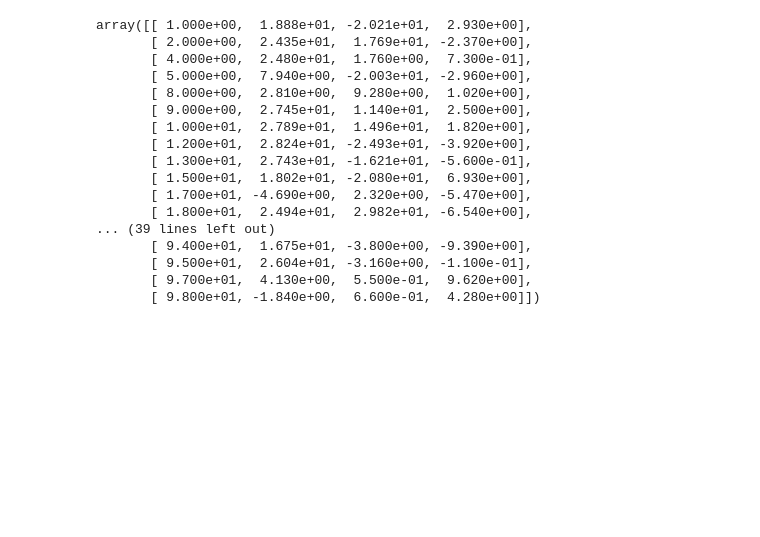
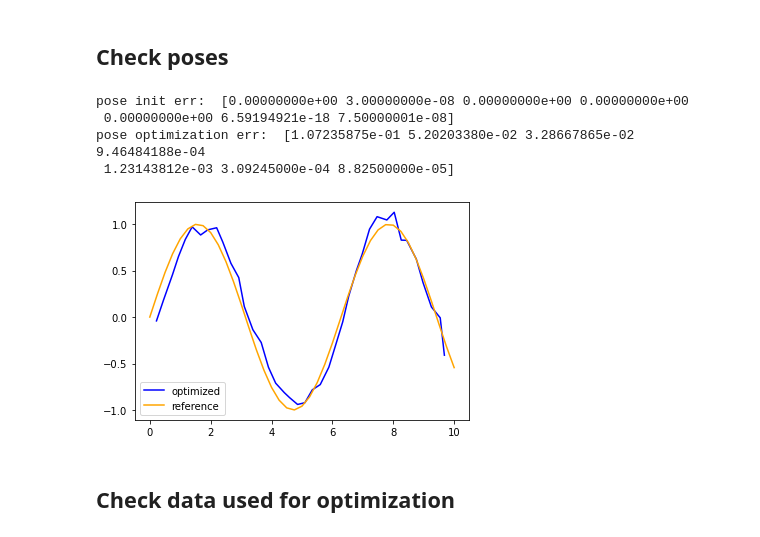
Before and after one commit to TieJean/visual-slam-example, a Jupyter notebook: utils/visualize_results.ipynb, the cells around one changed output. Drawn from its saved outputs; the diff is of its cells as text; code cells hidden in the pictures; blank space fills up the shorter version.

```diff
--- a/utils/visualize_results.ipynb
+++ b/utils/visualize_results.ipynb
@@ -24,12 +39,0 @@ optimization err:  [[0.00655184 0.01823005 0.02175947]]
-# %%
-n_pose = 6
-epsilon = 0.1
-for i in range(1, n_pose+1):
-    measurement_results = pd.read_csv("../data/results/" + str(i) + ".csv", header=None).values
-    measurement_reference = pd.read_csv("../data/vslam_set2/00000" + str(i) + ".txt", header=None, delimiter=" ", skiprows=[0,1]).values
-    for j in range(len(measurement_results)):
-        if (measurement_results[j][0] != measurement_reference[j][0]):
-            print("landmark index incorrect: poseIdx={:d}, expect={:.2f}, got={:.2f}".format(i, measurement_reference[j][0], measurement_results[j][0]))
-        if (abs(measurement_results[j][1] - measurement_reference[j][1]) > epsilon or abs(measurement_results[j][2] - measurement_reference[j][2]) > epsilon):
-            print(measurement_results[j][0], measurement_reference[j][0])
-            print("measurement incorrect: poseIdx={:d}, expect={:.2f},{:.2f}, got={:.2f},{:.2f}".format(i, measurement_reference[j][0], measurement_reference[j][1], measurement_reference[j][2], measurement_results[j][1], measurement_results[j][2]))
@@ -64,20 +40,32 @@ ax.scatter(landmark_results[:,1], landmark_results[:,2], landmark_results[:,3],
-# %%
-np.round(landmark_results, 2)
-# %% [output]
-array([[ 1.000e+00,  1.888e+01, -2.021e+01,  2.930e+00],
-       [ 2.000e+00,  2.435e+01,  1.769e+01, -2.370e+00],
-       [ 4.000e+00,  2.480e+01,  1.760e+00,  7.300e-01],
-       [ 5.000e+00,  7.940e+00, -2.003e+01, -2.960e+00],
-       [ 8.000e+00,  2.810e+00,  9.280e+00,  1.020e+00],
-       [ 9.000e+00,  2.745e+01,  1.140e+01,  2.500e+00],
-       [ 1.000e+01,  2.789e+01,  1.496e+01,  1.820e+00],
-       [ 1.200e+01,  2.824e+01, -2.493e+01, -3.920e+00],
-       [ 1.300e+01,  2.743e+01, -1.621e+01, -5.600e-01],
-       [ 1.500e+01,  1.802e+01, -2.080e+01,  6.930e+00],
-       [ 1.700e+01, -4.690e+00,  2.320e+00, -5.470e+00],
-       [ 1.800e+01,  2.494e+01,  2.982e+01, -6.540e+00],
-... (39 lines left out)
-       [ 9.400e+01,  1.675e+01, -3.800e+00, -9.390e+00],
-       [ 9.500e+01,  2.604e+01, -3.160e+00, -1.100e-01],
-       [ 9.700e+01,  4.130e+00,  5.500e-01,  9.620e+00],
-       [ 9.800e+01, -1.840e+00,  6.600e-01,  4.280e+00]])
+# %% [markdown]
+## Check poses
+# %%
+n_pose = 41
+pose_initEstimate = pd.read_csv("../data/results/vslam-superset-poses-initEstimate.csv", header=None).values
+pose_results = pd.read_csv("../data/results/vslam-superset-poses.csv", header=None).values
+pose_reference = []
+for i in range(1, n_pose+1):
+    if i < 10:
+        f = open("../data/vslam_superset1/low_density/low_noise/00000" + str(i) + ".txt")
+    else:
+        f = open("../data/vslam_superset1/low_density/low_noise/0000"  + str(i) + ".txt")
+    lines = f.readlines()
+    odom_values = lines[1].split()
+    pose = []
+    for val in odom_values:
+        pose.append(float(val))
+    pose_reference.append(pose)
+pose_reference = np.array(pose_reference)
+plt.plot(pose_results[:,0], pose_results[:,1], color="blue", label="optimized")
+plt.plot(pose_reference[:,0], pose_reference[:,1], color="orange", label="reference")
+plt.legend()
+print("pose init err: ", np.mean(np.abs(pose_initEstimate - pose_reference[:len(pose_initEstimate),:]), 0))
+print("pose optimization err: ", np.mean(np.abs(pose_results - pose_reference[:len(pose_results),:]), 0))
+# %% [output]
+pose init err:  [0.00000000e+00 3.00000000e-08 0.00000000e+00 0.00000000e+00
+ 0.00000000e+00 6.59194921e-18 7.50000001e-08]
+pose optimization err:  [1.07235875e-01 5.20203380e-02 3.28667865e-02 9.46484188e-04
+ 1.23143812e-03 3.09245000e-04 8.82500000e-05]
+[figure, added]
+# %% [markdown]
+## Check data used for optimization
```
Also changed, not shown: parts of 7 cells of this notebook, 4 other files.
